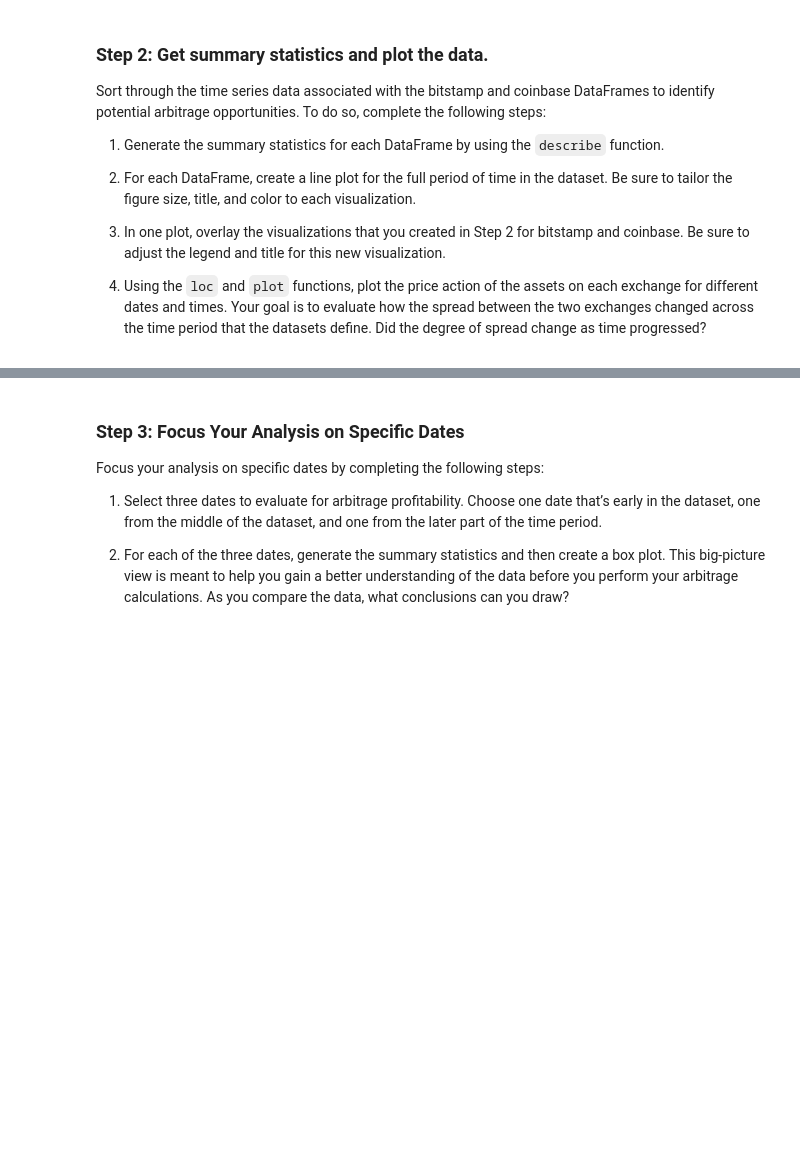
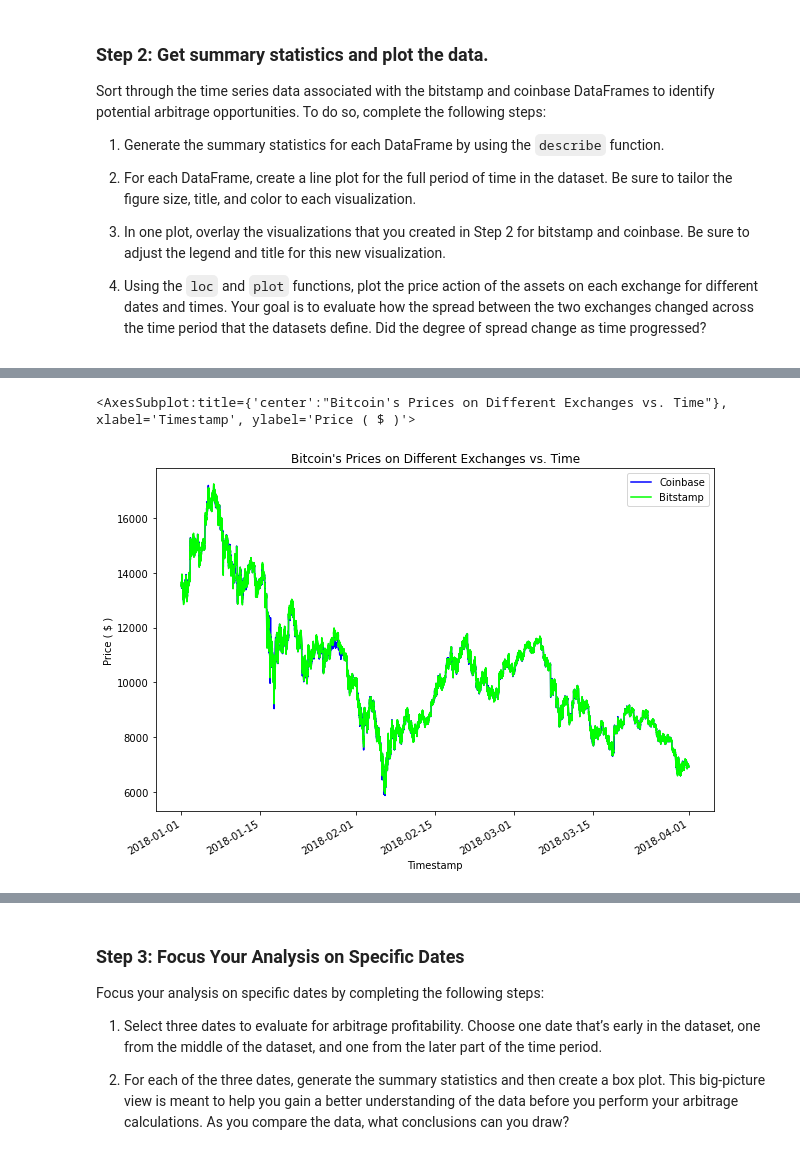
Before and after one commit to Noah-Saleh/3rd_Challenge, a Jupyter notebook: crypto_arbitrage.ipynb, the cells around one changed output, grey strips where cells are left out. Saved outputs shown, nothing was run; the diff lists cells and outputs as text; code cells hidden in the pictures; blank space fills up the shorter version.

```diff
--- a/crypto_arbitrage.ipynb
+++ b/crypto_arbitrage.ipynb
@@ -415,5 +484,19 @@ Sort through the time series data associated with the bitstamp and coinbase Data
 # %%
 # Overlay the visualizations for the bitstamp and coinbase DataFrames in one plot
 # The plot should visualize the prices over the full lenth of the dataset
 # Be sure to include the parameters: legend, figure size, title, and color and label
 # YOUR CODE HERE
+
+coinbase_sliced['Close'].plot (
+                                label   = "Coinbase" , color = "blue" , legend = True        ,
+                              )
+bitstamp_sliced['Close'].plot (
+                                label   = "Bitstamp" , color = "lime" , legend = True        ,
+                                figsize = (10,7)                                             ,
+                                kind    = "line"                                             ,
+                                title   = "Bitcoin's Prices on Different Exchanges vs. Time" ,
+                                ylabel  = "Price ( $ )"                                      ,
+                              )
+# %% [output]
+<AxesSubplot:title={'center':"Bitcoin's Prices on Different Exchanges vs. Time"}, xlabel='Timestamp', ylabel='Price ( $ )'>
+[figure, added]
```
Also changed, not shown: parts of 12 cells of this notebook.
